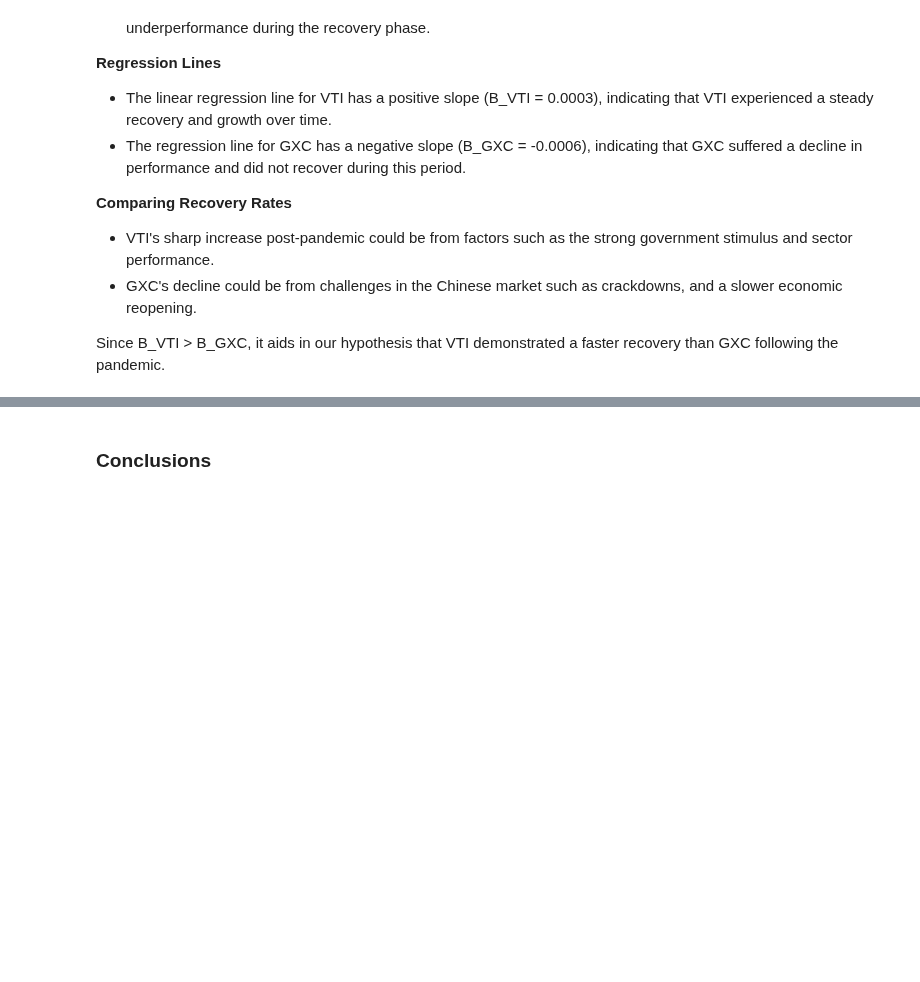
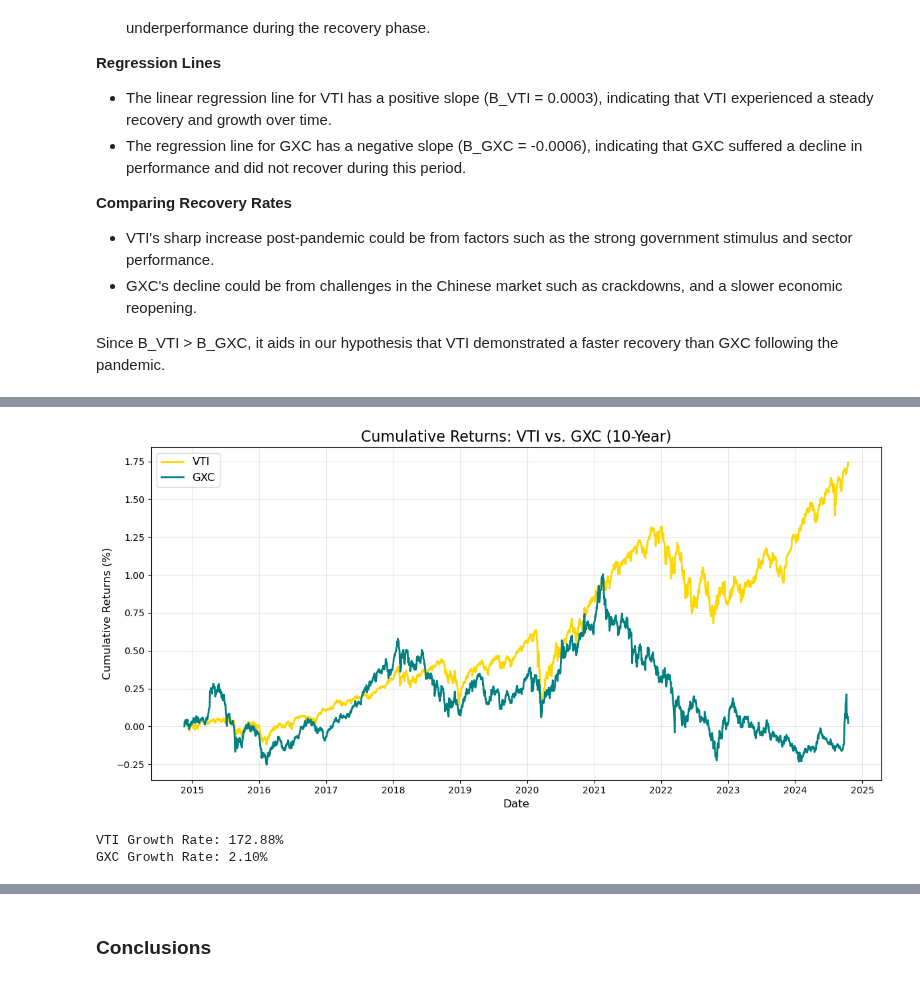
Before and after one commit to caiot27/info2950group, a Jupyter notebook: Phase4.ipynb, the cells around one changed output, grey strips where cells are left out. Cells and saved outputs as stored; diff of their text form; code cells hidden in the pictures; blank space fills up the shorter version.

```diff
--- a/Phase4.ipynb
+++ b/Phase4.ipynb
@@ -331,0 +213,33 @@ Fail to reject the null hypothesis: No significant difference between VTI and GX
+# %%
+TotalIndexNew = phase2.TotalIndexNew
+
+# Calculating cumulative returns
+
+TotalIndexNew['Cumulative_VTI'] = (TotalIndexNew['VTI'] / TotalIndexNew['VTI'].iloc[0]) - 1
+TotalIndexNew['Cumulative_GXC'] = (TotalIndexNew['GXC'] / TotalIndexNew['GXC'].iloc[0]) - 1
+
+# Plotting cumulative returns
+plt.figure(figsize=(12, 6))
+
+plt.plot(TotalIndexNew['Date'], TotalIndexNew['Cumulative_VTI'], label='VTI', color='gold', linewidth=2)
+plt.plot(TotalIndexNew['Date'], TotalIndexNew['Cumulative_GXC'], label='GXC', color='teal', linewidth=2)
+plt.title('Cumulative Returns: VTI vs. GXC (10-Year)', fontsize=16)
+plt.xlabel('Date', fontsize=12)
+plt.ylabel('Cumulative Returns (%)', fontsize=12)
+plt.legend(loc='upper left', fontsize=12)
+plt.grid(alpha=0.3)
+plt.tight_layout()
+plt.show()
+
+TotalIndexNew['VTI']=TotalIndexNew['VTI'].dropna()
+
+vti_growth_rate = ((TotalIndexNew['VTI'].iloc[-1] - TotalIndexNew['VTI'].iloc[0]) / TotalIndexNew['VTI'].iloc[0]) * 100
+gxc_growth_rate = ((TotalIndexNew['GXC'].iloc[-1] - TotalIndexNew['GXC'].iloc[0]) / TotalIndexNew['GXC'].iloc[0]) * 100
+
+# Print the results
+print(f"VTI Growth Rate: {vti_growth_rate:.2f}%")
+print(f"GXC Growth Rate: {gxc_growth_rate:.2f}%")
+# %% [output]
+[figure, added]
+VTI Growth Rate: 172.88%
+GXC Growth Rate: 2.10%
```
Also changed, not shown: parts of 8 cells of this notebook.
